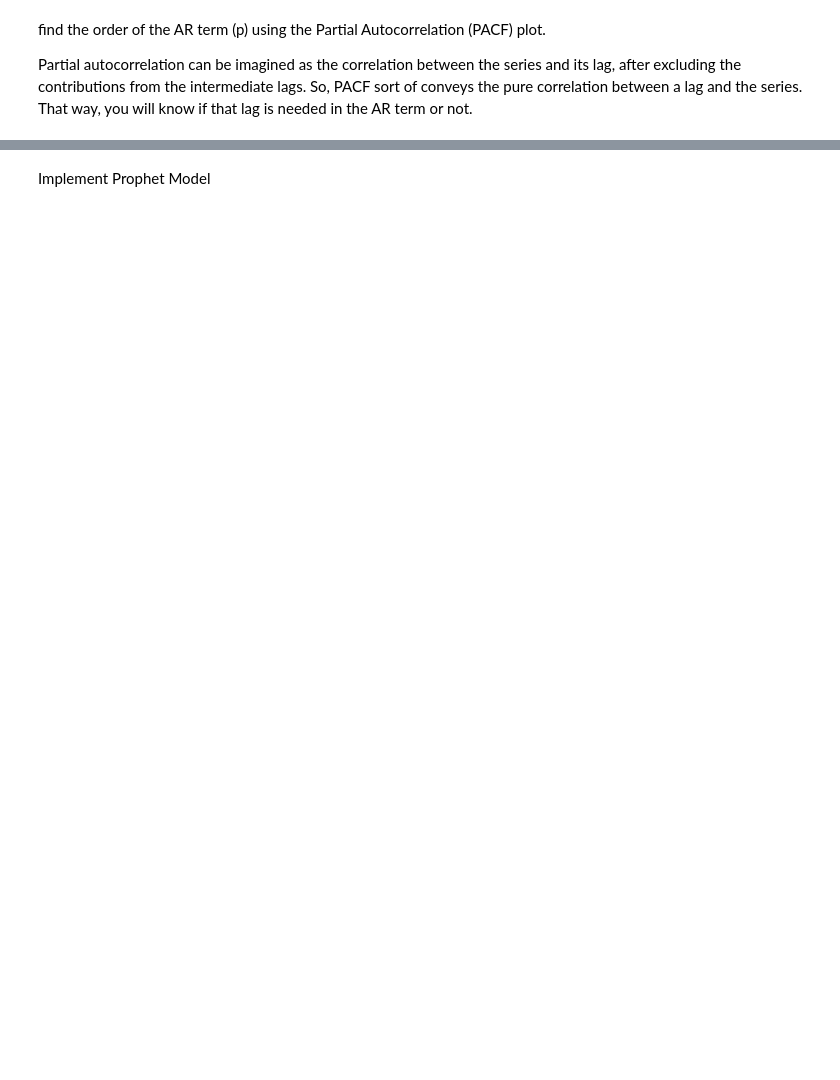
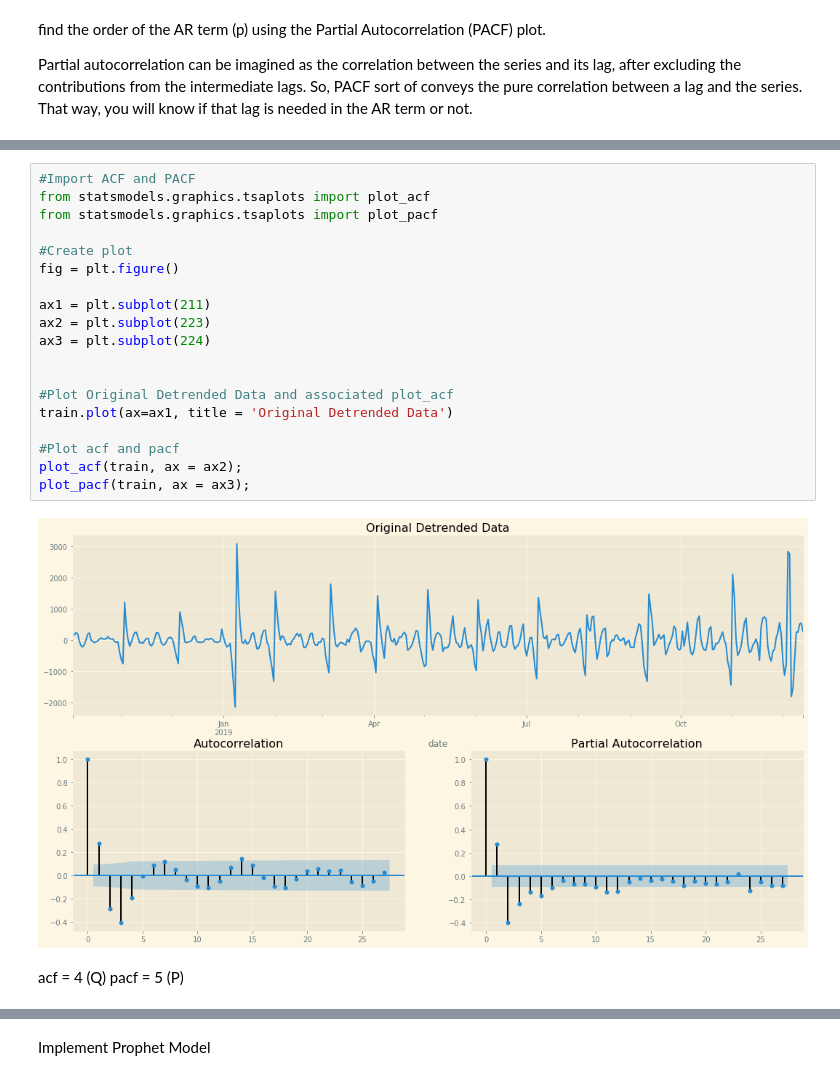
Before and after one commit to KishenSharma6/Airbnb-Analysis, a Jupyter notebook: Project Codes/05. Modeling/2020_0214_Calendar_TimeSeries.ipynb, the cells around one changed output, grey strips where cells are left out. Drawn from its saved outputs; the diff is of its cells as text; blank space fills up the shorter version.

```diff
--- a/Project Codes/05. Modeling/2020_0214_Calendar_TimeSeries.ipynb
+++ b/Project Codes/05. Modeling/2020_0214_Calendar_TimeSeries.ipynb
@@ -396,0 +435,24 @@ Partial autocorrelation can be imagined as the correlation between the series an
+# %%
+#Import ACF and PACF
+from statsmodels.graphics.tsaplots import plot_acf
+from statsmodels.graphics.tsaplots import plot_pacf
+
+#Create plot
+fig = plt.figure()
+
+ax1 = plt.subplot(211)
+ax2 = plt.subplot(223)
+ax3 = plt.subplot(224)
+
+
+#Plot Original Detrended Data and associated plot_acf
+train.plot(ax=ax1, title = 'Original Detrended Data')
+
+#Plot acf and pacf
+plot_acf(train, ax = ax2);
+plot_pacf(train, ax = ax3);
+# %% [output]
+[figure, added]
+# %% [markdown]
+acf = 4 (Q)
+pacf = 5 (P)
```
Also changed, not shown: parts of 43 cells of this notebook.
